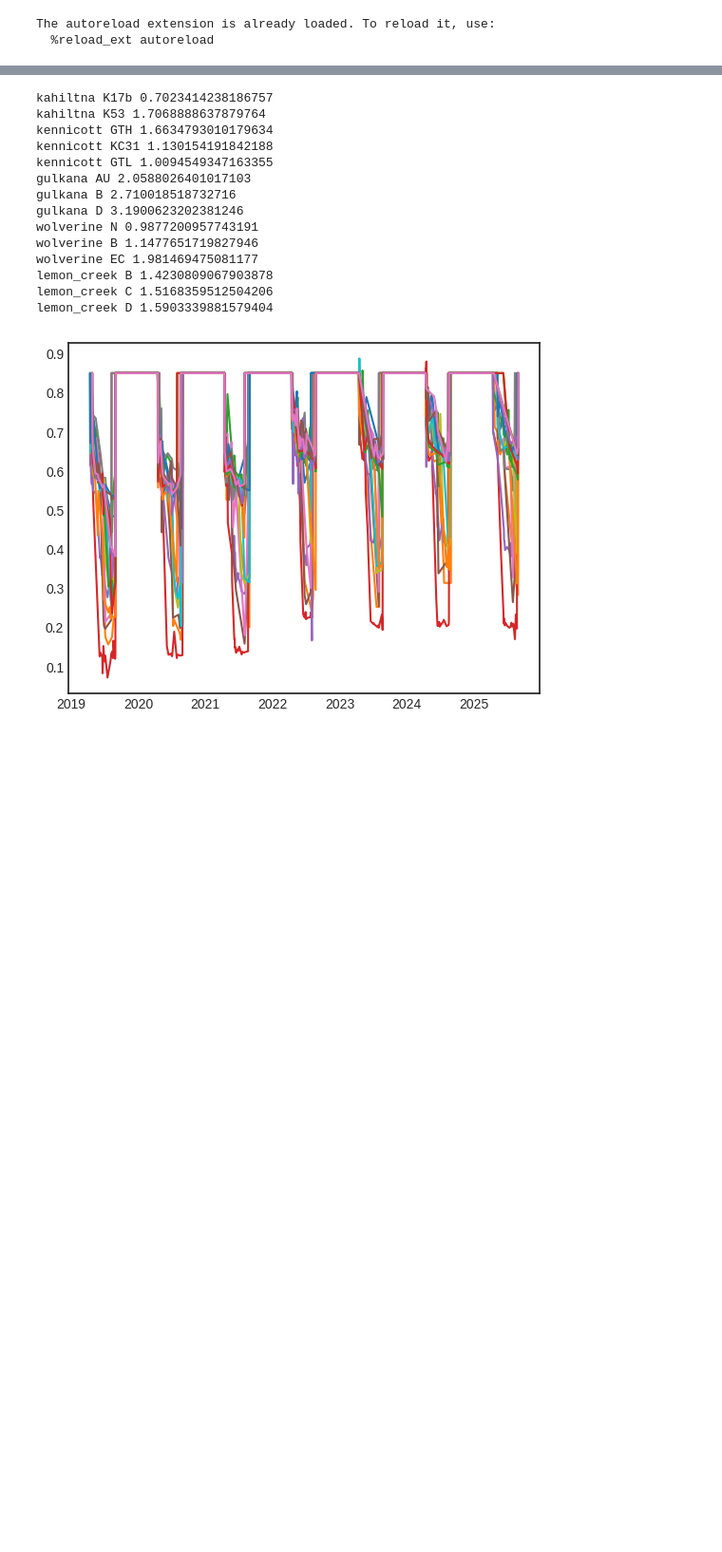
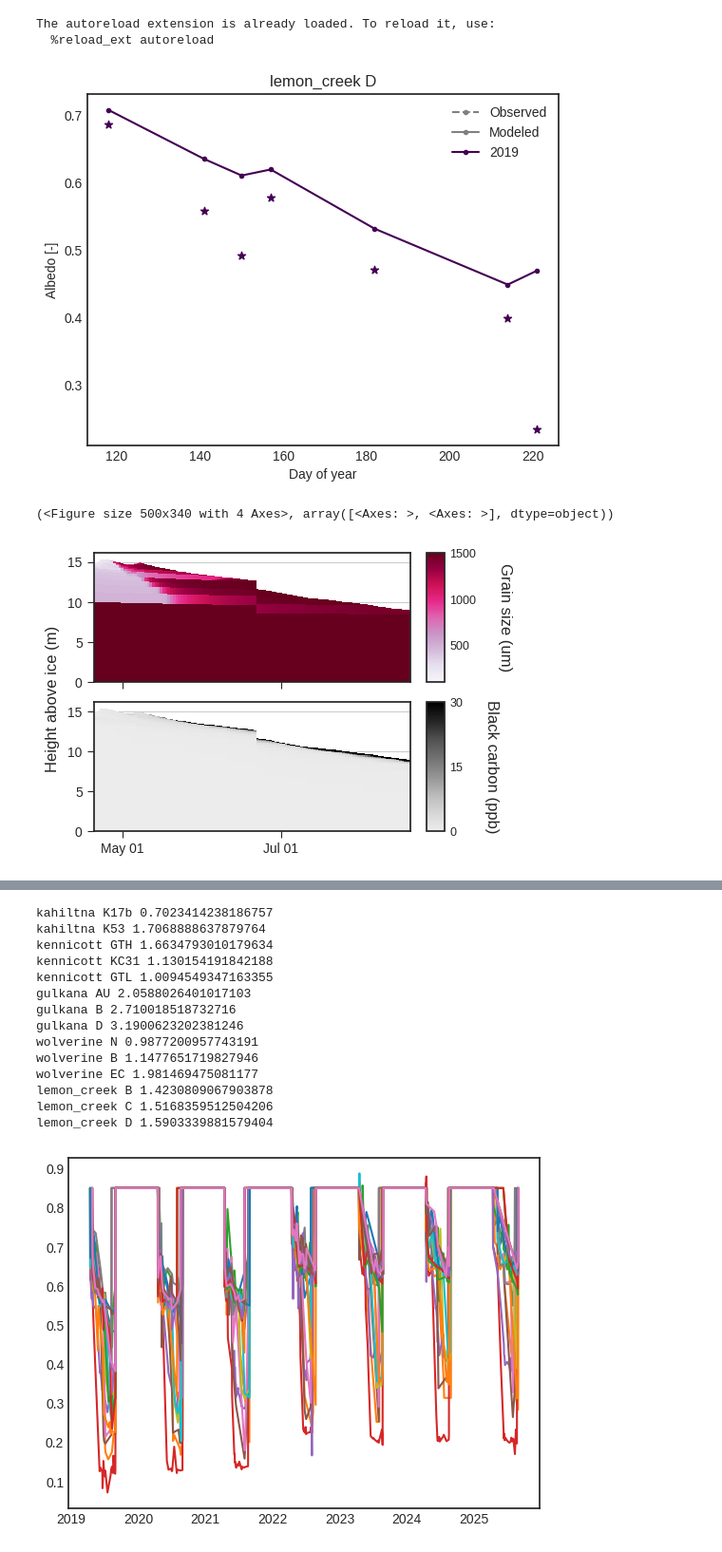
Before and after one commit to clairevwilson/PEBSI, a Jupyter notebook: project/explore.ipynb, the cells around one changed output, grey strips where cells are left out. Shown at 95% size. Cells and saved outputs as stored; diff of their text form; code cells hidden in the pictures; blank space fills up the shorter version.

```diff
--- a/project/explore.ipynb
+++ b/project/explore.ipynb
@@ -37,3 +43,20 @@ site_dict = {
 # %% [output]
 The autoreload extension is already loaded. To reload it, use:
   %reload_ext autoreload
+# %%
+glacier, site = 'lemon_creek','D'
+dates = pd.date_range('2019-04-20','2019-08-20')
+ds = xr.open_dataset(base_fp + f'{glacier}{site}_2026_03_05_base_0.nc')
+mb = MassBalance(glacier, site)
+albedo = Albedo(glacier, site, use='L8')
+
+# mb.get_model_mb(ds)
+albedo.get_model_albedo(ds)
+# mb.plot_mb()
+albedo.plot_timeseries()
+visualize_layers(ds, dates, ['layergrainsize','layerBC'])
+# plt.plot(ds.time, ds.layergrainsize.isel(layer=0))
+# %% [output]
+[figure, added]
+(<Figure size 500x340 with 4 Axes>, array([<Axes: >, <Axes: >], dtype=object))
+[figure, added]
```
Also changed, not shown: parts of 14 cells of this notebook, 3 other files.
